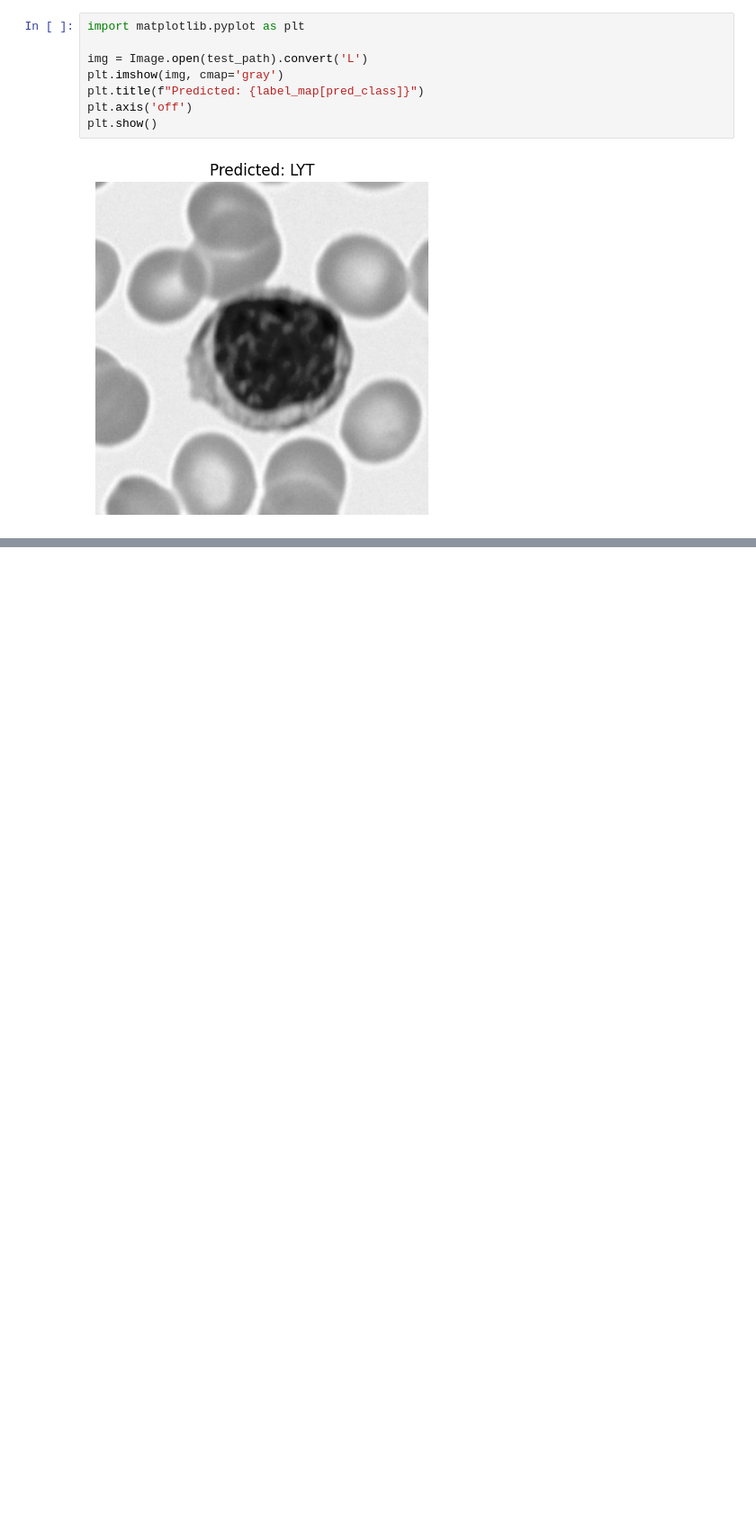
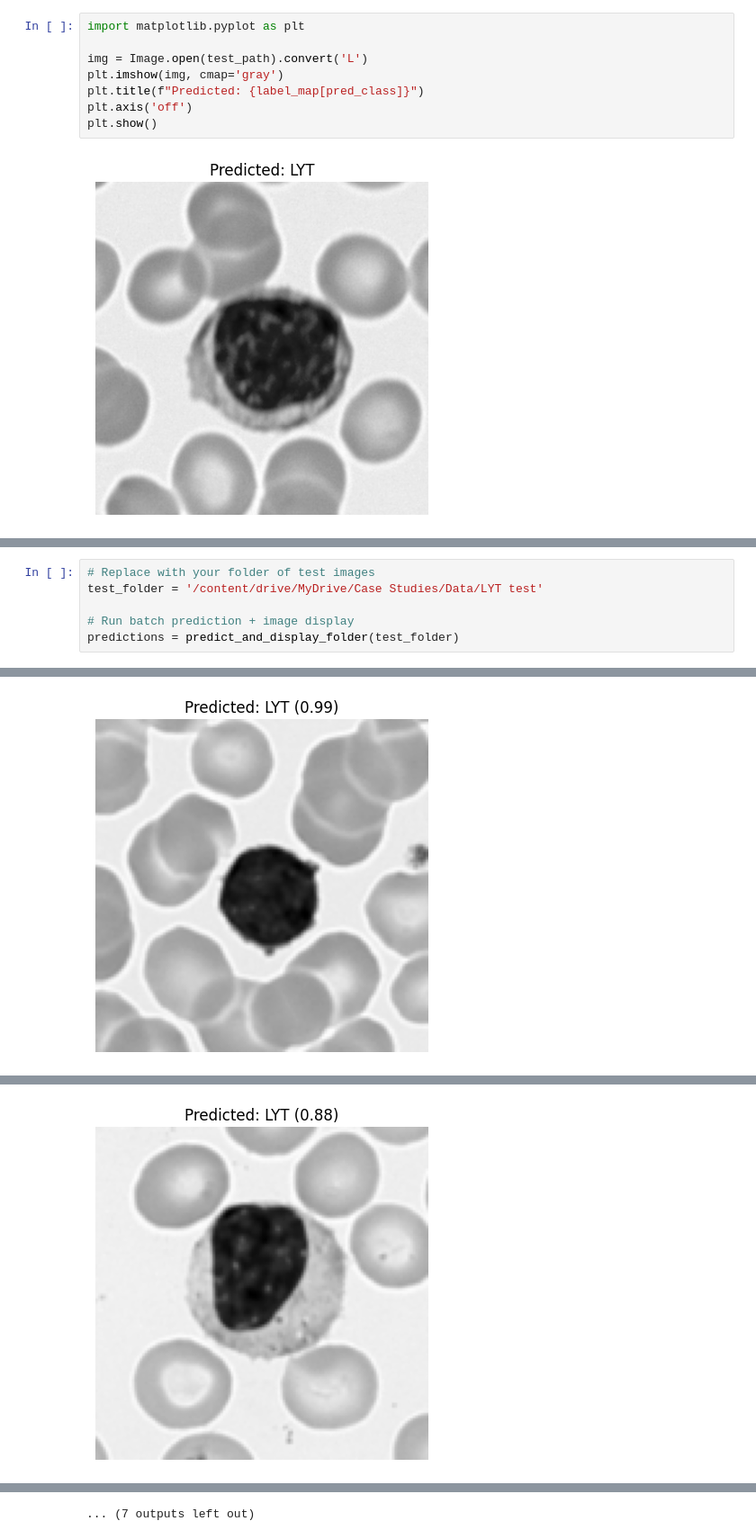
Before and after one commit to syed1917/Leukemia-Detection, a Jupyter notebook: Assignment_5.ipynb, the cells around one changed output, grey strips where cells are left out. Shown at 90% size. Cells and saved outputs as stored; diff of their text form; blank space fills up the shorter version.

```diff
--- a/Assignment_5.ipynb
+++ b/Assignment_5.ipynb
@@ -361 +385,8 @@ predictions = predict_and_display_folder(test_folder)
 ... (19 outputs left out)
+# %%
+# Replace with your folder of test images
+test_folder = '/content/drive/MyDrive/Case Studies/Data/LYT test'
+
+# Run batch prediction + image display
+predictions = predict_and_display_folder(test_folder)
+# %% [output]
@@ -361,0 +394 @@ predictions = predict_and_display_folder(test_folder)
+[figure, added]
@@ -361,0 +396 @@ predictions = predict_and_display_folder(test_folder)
+[figure, added]
@@ -361,0 +405 @@ predictions = predict_and_display_folder(test_folder)
+... (7 outputs left out)
```
Also changed, not shown: parts of 30 cells of this notebook.
